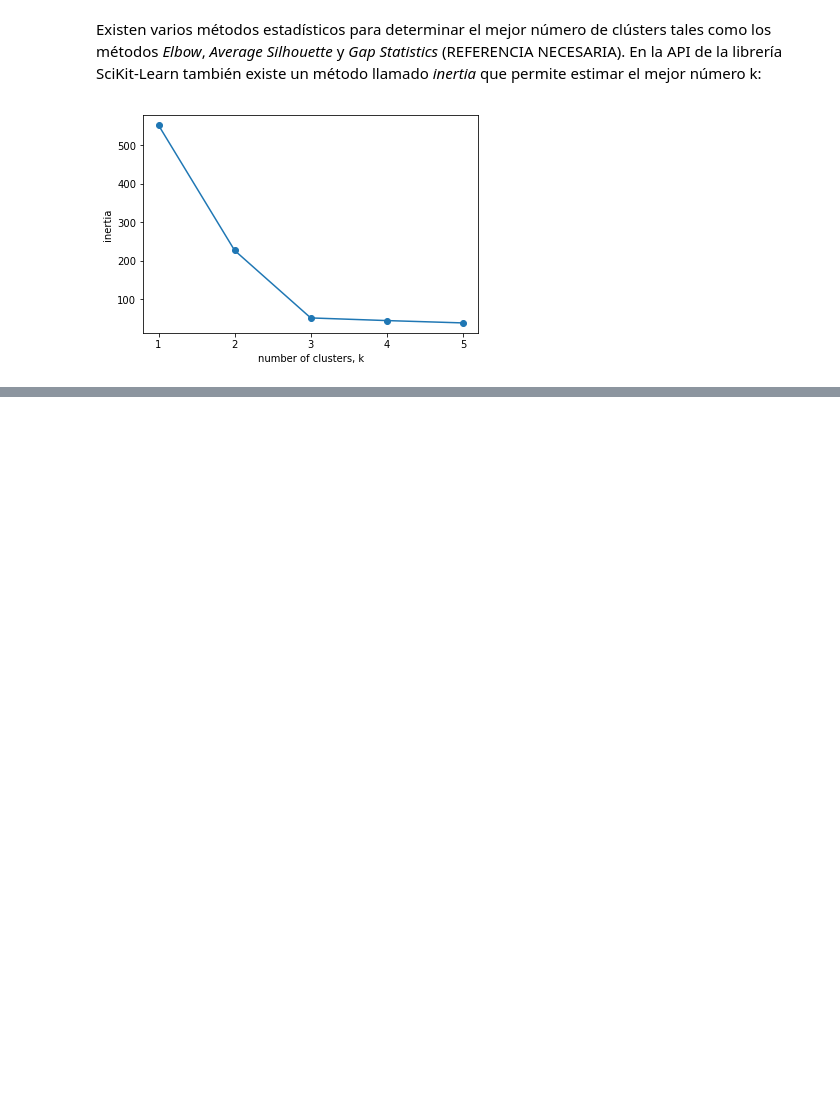
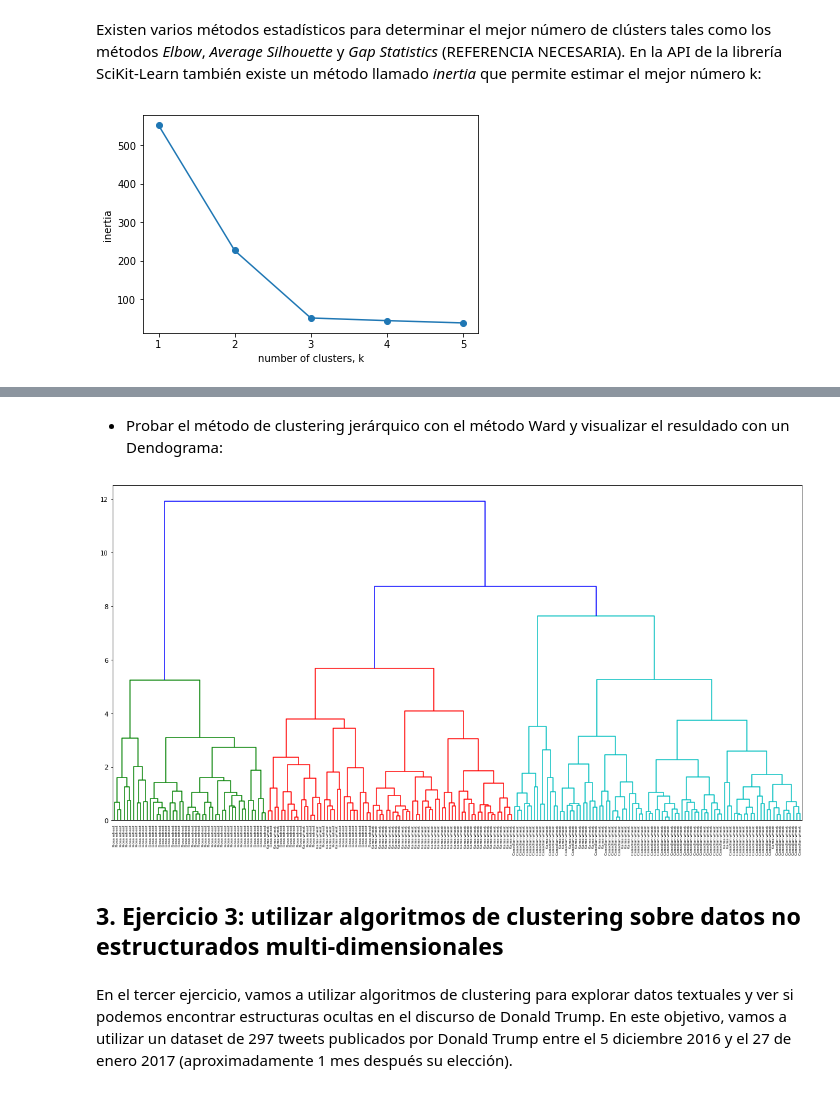
Before and after one commit to matthieuvernier/INFO343, a Jupyter notebook: actividad1/INFO343-Clustering-Actividad1.ipynb, the cells around one changed output, grey strips where cells are left out. Cells and saved outputs as stored; diff of their text form; code cells hidden in the pictures; blank space fills up the shorter version.

```diff
--- a/actividad1/INFO343-Clustering-Actividad1.ipynb
+++ b/actividad1/INFO343-Clustering-Actividad1.ipynb
@@ -184,0 +272,21 @@ plt.show()
+# %% [markdown]
+<ul>
+<li>Probar el método de clustering jerárquico con el método Ward y visualizar el resuldado con un Dendograma:</li>
+</ul>
+# %%
+mergings2 = linkage(samples, method='complete')
+
+plt.figure(figsize=(20,10))
+
+dendrogram(mergings2,
+           labels=varieties,
+           leaf_rotation=90,
+           leaf_font_size=6,
+)
+plt.show()
+# %% [output]
+[figure, added]
+# %% [markdown]
+<h2>3. Ejercicio 3: utilizar algoritmos de clustering sobre datos no estructurados multi-dimensionales</h2>
+# %% [markdown]
+<p> En el tercer ejercicio, vamos a utilizar algoritmos de clustering para explorar datos textuales y ver si podemos encontrar estructuras ocultas en el discurso de Donald Trump. En este objetivo, vamos a utilizar un dataset de 297 tweets publicados por Donald Trump entre el 5 diciembre 2016 y el 27 de enero 2017 (aproximadamente 1 mes después su elección).</p>
```
Also changed, not shown: parts of 31 cells of this notebook, 9 other files.
